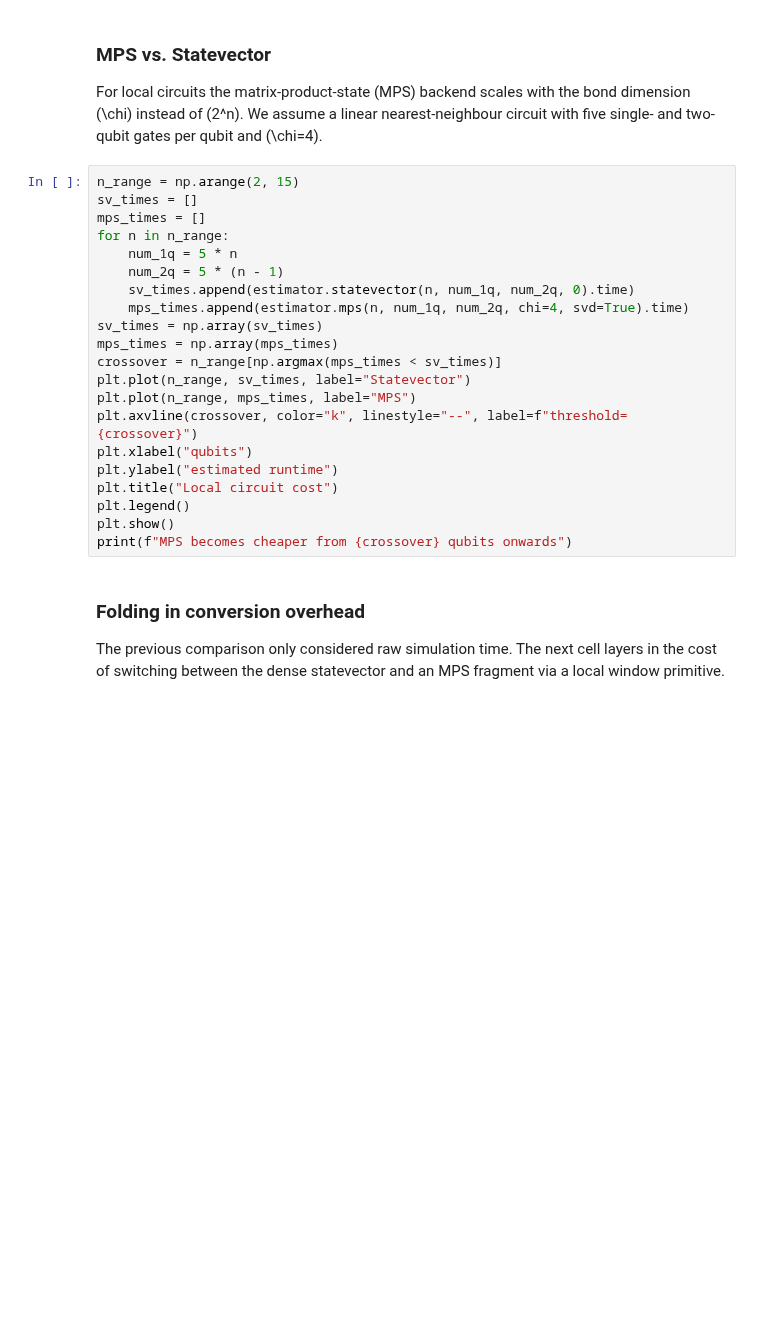
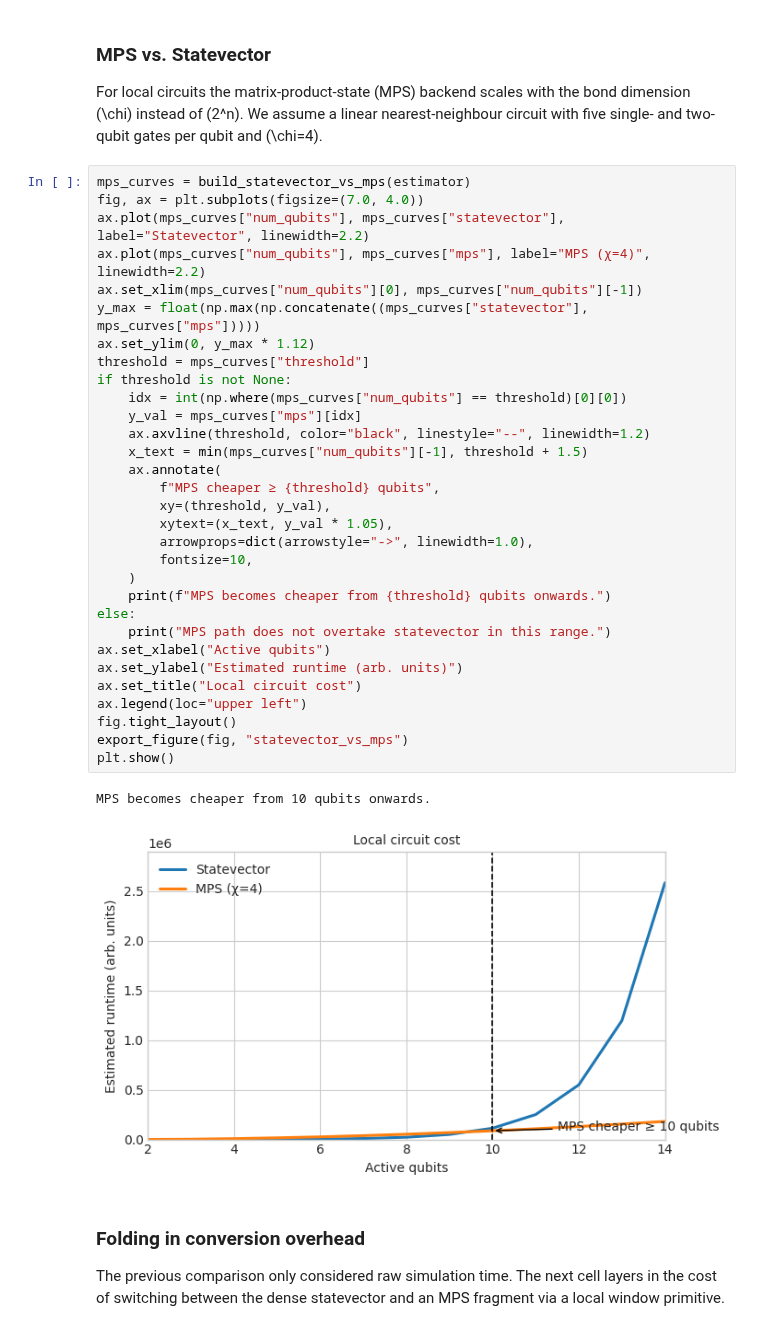
Before and after one commit to tmlittau/QuASAr, a Jupyter notebook: docs/partitioning_thresholds.ipynb, the cells around one changed output. Cells and saved outputs as stored; diff of their text form; blank space fills up the shorter version.

```diff
--- a/docs/partitioning_thresholds.ipynb
+++ b/docs/partitioning_thresholds.ipynb
@@ -126,26 +153,39 @@ plt.show()
 ### MPS vs. Statevector
 For local circuits the matrix-product-state (MPS) backend scales with the bond dimension \(\chi\) instead of \(2^n\).  We assume a linear nearest-neighbour circuit with five single- and two-qubit gates per qubit and \(\chi=4\).
 # %%
-n_range = np.arange(2, 15)
-sv_times = []
-mps_times = []
-for n in n_range:
-    num_1q = 5 * n
-    num_2q = 5 * (n - 1)
-    sv_times.append(estimator.statevector(n, num_1q, num_2q, 0).time)
-    mps_times.append(estimator.mps(n, num_1q, num_2q, chi=4, svd=True).time)
-sv_times = np.array(sv_times)
-mps_times = np.array(mps_times)
-crossover = n_range[np.argmax(mps_times < sv_times)]
-plt.plot(n_range, sv_times, label="Statevector")
-plt.plot(n_range, mps_times, label="MPS")
-plt.axvline(crossover, color="k", linestyle="--", label=f"threshold={crossover}")
-plt.xlabel("qubits")
-plt.ylabel("estimated runtime")
-plt.title("Local circuit cost")
-plt.legend()
+mps_curves = build_statevector_vs_mps(estimator)
+fig, ax = plt.subplots(figsize=(7.0, 4.0))
+ax.plot(mps_curves["num_qubits"], mps_curves["statevector"], label="Statevector", linewidth=2.2)
+ax.plot(mps_curves["num_qubits"], mps_curves["mps"], label="MPS (χ=4)", linewidth=2.2)
+ax.set_xlim(mps_curves["num_qubits"][0], mps_curves["num_qubits"][-1])
+y_max = float(np.max(np.concatenate((mps_curves["statevector"], mps_curves["mps"]))))
+ax.set_ylim(0, y_max * 1.12)
+threshold = mps_curves["threshold"]
+if threshold is not None:
+    idx = int(np.where(mps_curves["num_qubits"] == threshold)[0][0])
+    y_val = mps_curves["mps"][idx]
+    ax.axvline(threshold, color="black", linestyle="--", linewidth=1.2)
+    x_text = min(mps_curves["num_qubits"][-1], threshold + 1.5)
+    ax.annotate(
+        f"MPS cheaper ≥ {threshold} qubits",
+        xy=(threshold, y_val),
+        xytext=(x_text, y_val * 1.05),
+        arrowprops=dict(arrowstyle="->", linewidth=1.0),
+        fontsize=10,
+    )
+    print(f"MPS becomes cheaper from {threshold} qubits onwards.")
+else:
+    print("MPS path does not overtake statevector in this range.")
+ax.set_xlabel("Active qubits")
+ax.set_ylabel("Estimated runtime (arb. units)")
+ax.set_title("Local circuit cost")
+ax.legend(loc="upper left")
+fig.tight_layout()
+export_figure(fig, "statevector_vs_mps")
 plt.show()
-print(f"MPS becomes cheaper from {crossover} qubits onwards")
+# %% [output]
+MPS becomes cheaper from 10 qubits onwards.
+[figure, added]
 # %% [markdown]
 ### Folding in conversion overhead
 The previous comparison only considered raw simulation time. The next cell layers in the cost of switching between the dense statevector and an MPS fragment via a local window primitive.
```
Also changed, not shown: parts of 7 cells of this notebook, 10 other files.
